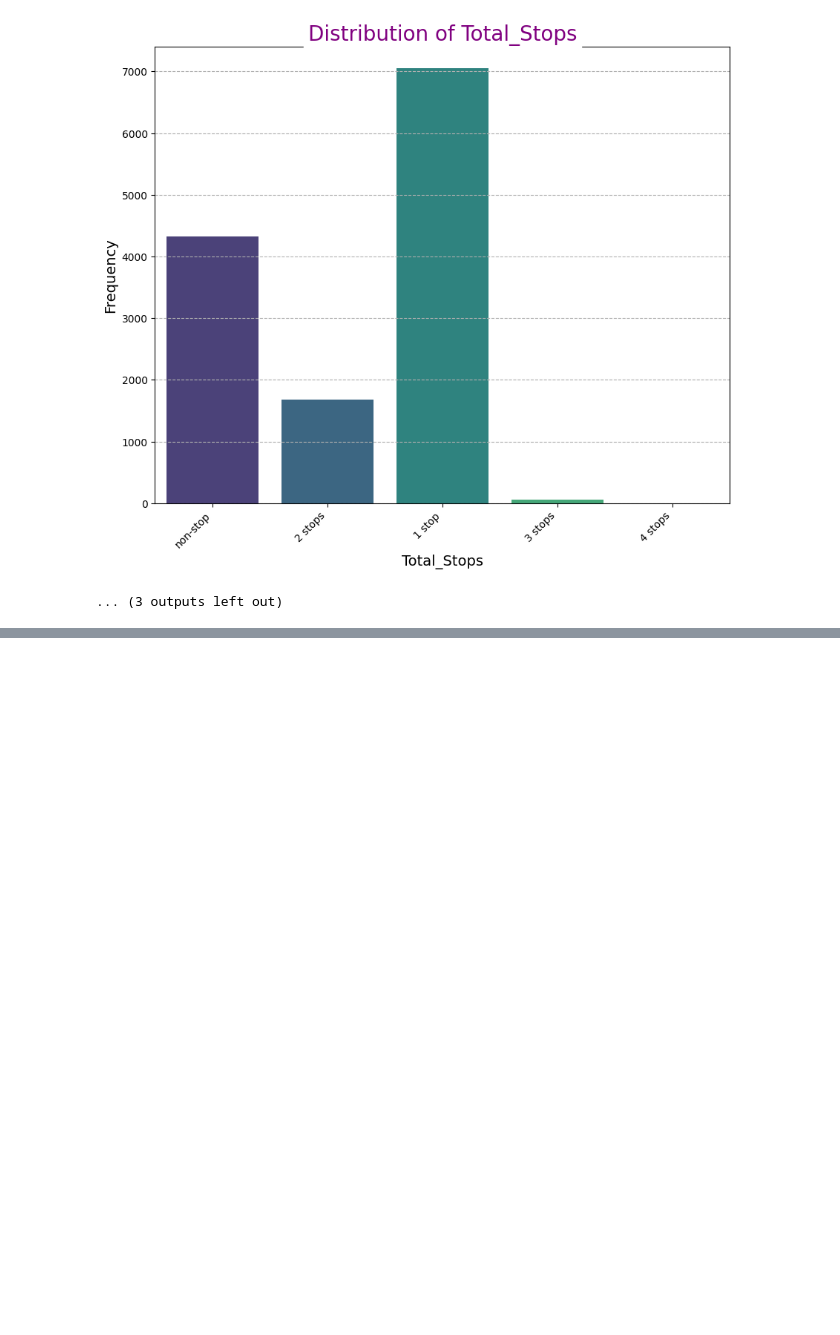
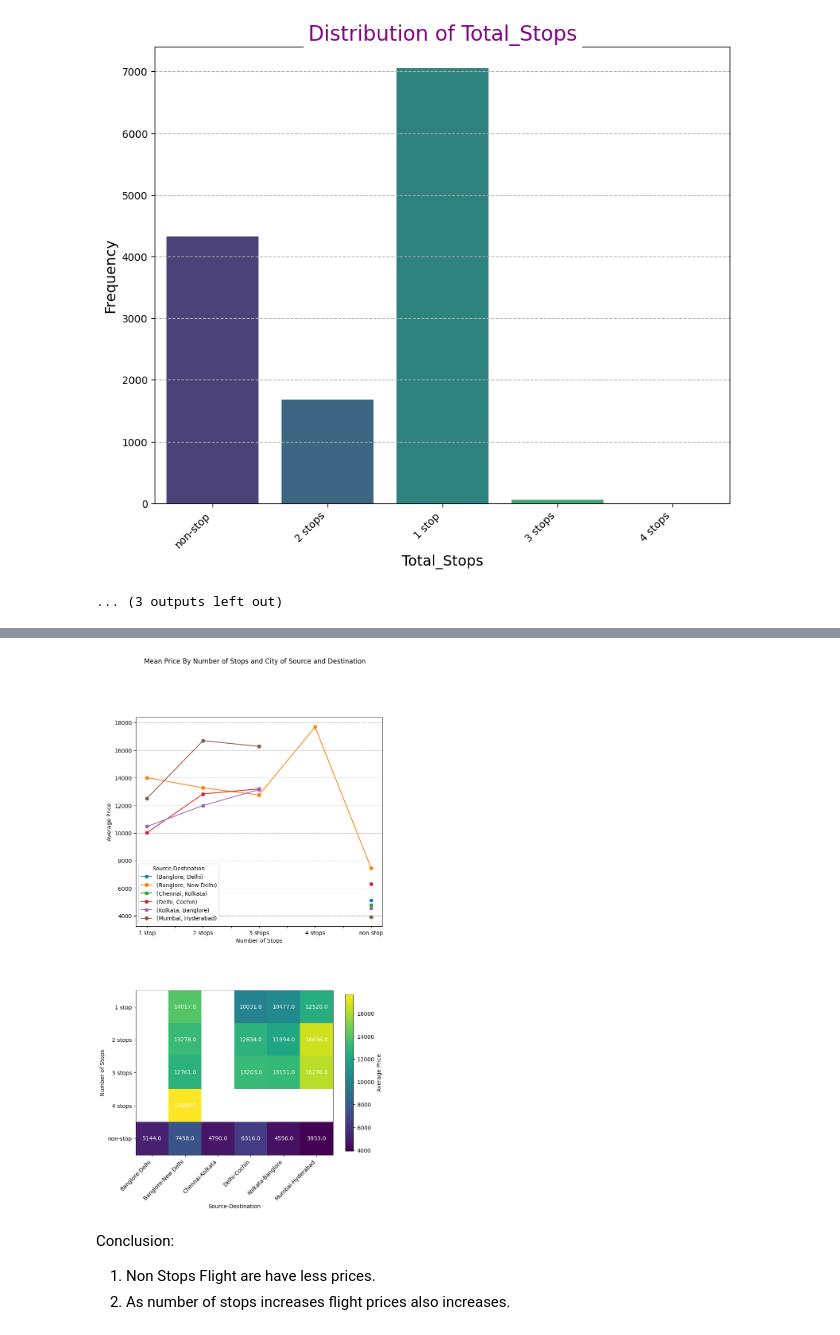
Before and after one commit to ganeshss0/flight-fare-prediction, a Jupyter notebook: notebooks/Flight Fare Prediction.ipynb, the cells around one changed output, grey strips where cells are left out. Drawn from its saved outputs; the diff is of its cells as text; code cells hidden in the pictures; blank space fills up the shorter version.

```diff
--- a/notebooks/Flight Fare Prediction.ipynb
+++ b/notebooks/Flight Fare Prediction.ipynb
@@ -707,0 +829,42 @@ def def
+# %%
+stops = mean_price_by_stops_source.index
+source_destination = mean_price_by_stops_source.columns.map(lambda col: f'{col[0]}-{col[1]}')
+
+prices = mean_price_by_stops_source.values
+
+
+fig, (ax1, ax2) = plt.subplots(2, 1, figsize=(8, 15))
+fig.suptitle('Mean Price By Number of Stops and City of Source and Destination')
+
+mean_price_by_stops_source.plot(kind='line', ax=ax1, legend=True, marker='o')
+
+im = ax2.imshow(prices)
+fig.colorbar(im, ax=ax2, label='Average Price', shrink=0.75)
+
+# Show all ticks and label them with the respective list entries
+ax2.set_xticks(np.arange(source_destination.size), labels=source_destination, rotation=45, ha='right')
+ax2.set_yticks(np.arange(stops.size), labels=stops)
+
+
+# Loop over data dimensions and create text annotations.
+for i in range(source_destination.size):
+    for j in range(stops.size):
+        if not np.isnan(prices[j, i]):
+            text = ax2.text(i, j, prices[j, i].round(),
+                       ha="center", va="center", color="w")
+
+
+
+ax2.set_ylabel('Number of Stops')
+ax2.set_xlabel('Source-Destination')
+ax1.set_xlabel('Number of Stops')
+ax1.set_ylabel('Average Price')
+ax1.grid(axis='y', linestyle='--')
+
+plt.show()
+# %% [output]
+[figure, added]
+# %% [markdown]
+Conclusion:
+1. Non Stops Flight are have less prices.
+2. As number of stops increases flight prices also increases.
```
Also changed, not shown: parts of 24 cells of this notebook.
